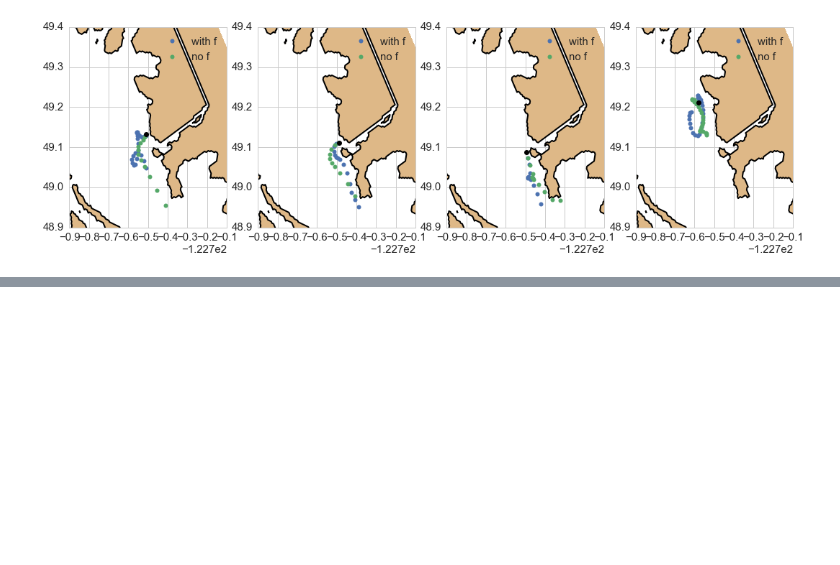
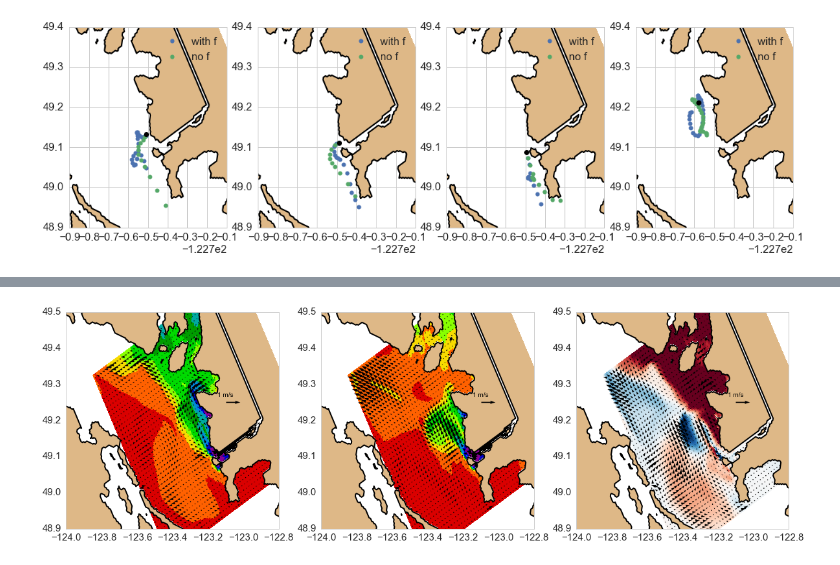
Before and after one commit to SalishSeaCast/analysis-jie, a Jupyter notebook: jie/surface_current/NearFieldWithoutF.ipynb, the cells around one changed output, grey strips where cells are left out. Cells and saved outputs as stored; diff of their text form; code cells hidden in the pictures; blank space fills up the shorter version.

```diff
--- a/jie/surface_current/NearFieldWithoutF.ipynb
+++ b/jie/surface_current/NearFieldWithoutF.ipynb
@@ -239,0 +285,4 @@ for ax, i in zip([axs[0],axs[1],axs[2],axs[3]],np.arange(4)):
+# %%
+quiver_salinity(janall_T,jannof_T,janall_U,jannof_U,janall_V,jannof_V,700,'spectral',3)
+# %% [output]
+[figure, added]
```
Also changed, not shown: parts of 3 cells of this notebook.
